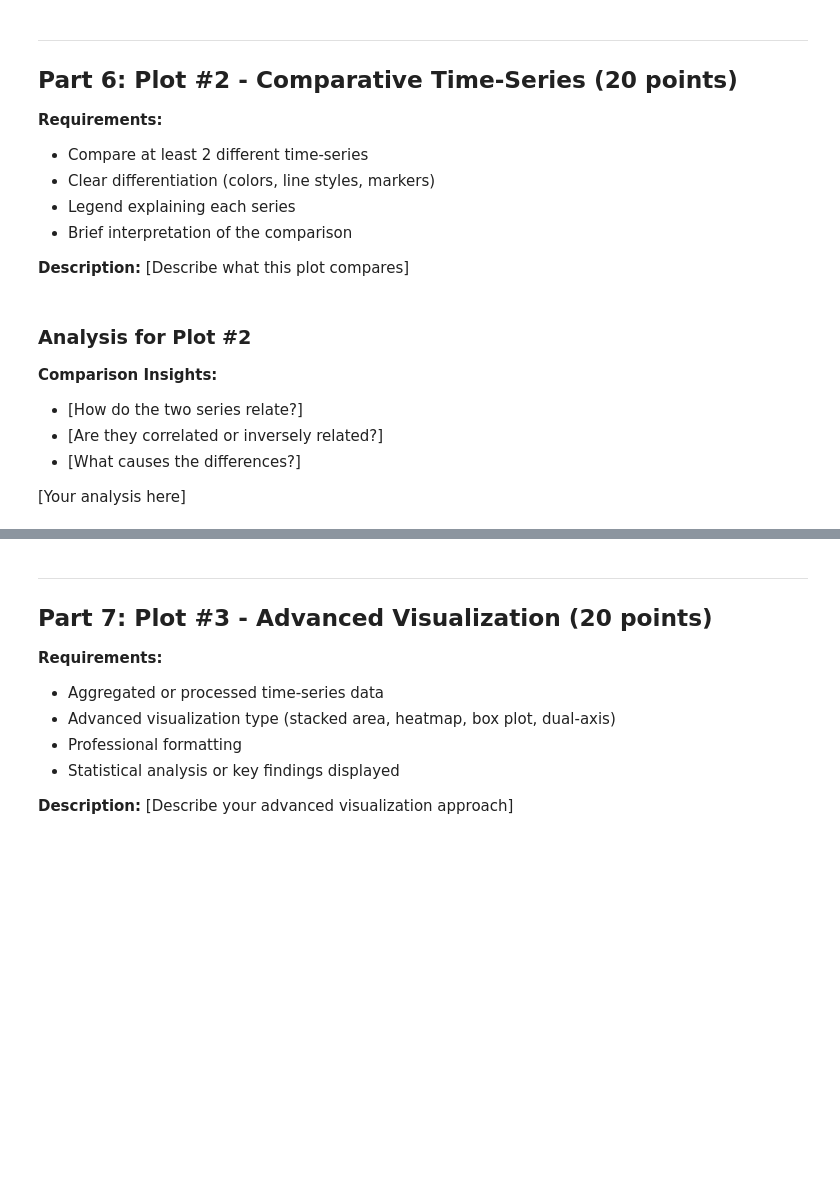
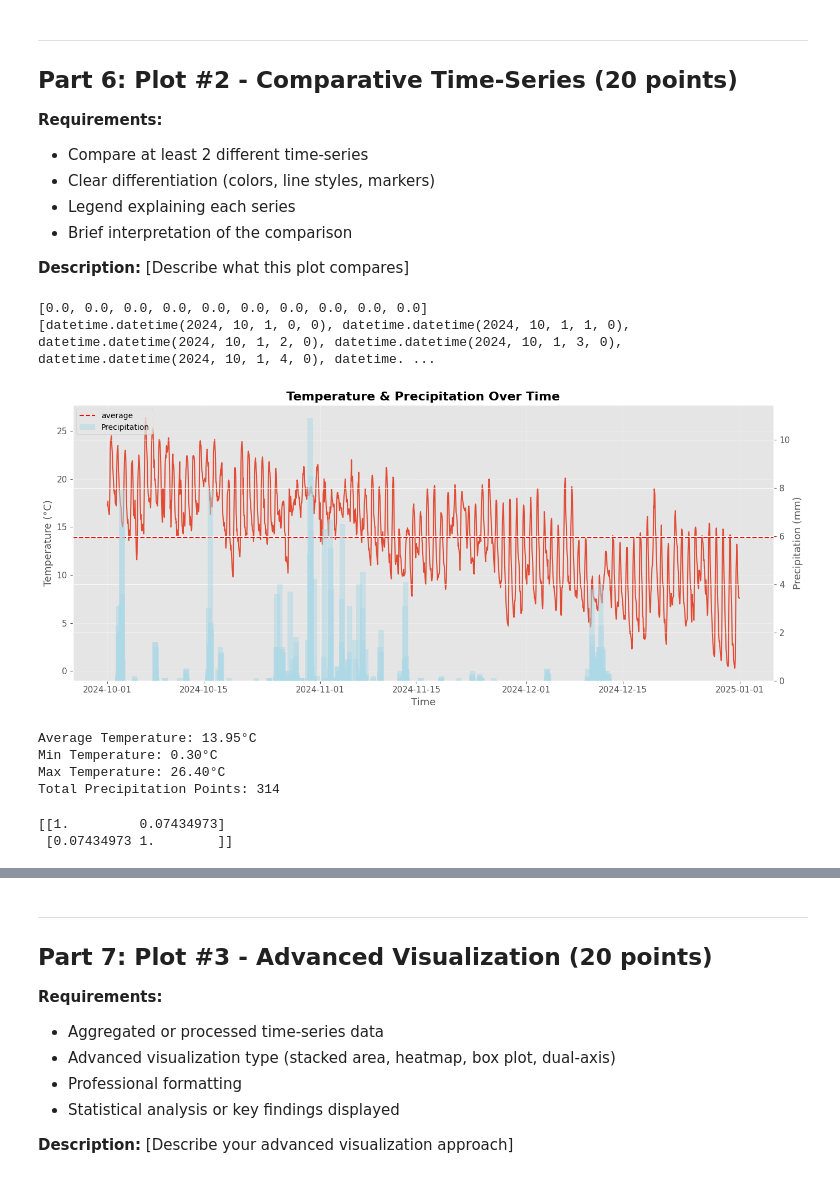
Before and after one commit to 747Chen/Arduino-kit-2, a Jupyter notebook: assignment_prl.ipynb, the cells around one changed output, grey strips where cells are left out. Drawn from its saved outputs; the diff is of its cells as text; code cells hidden in the pictures; blank space fills up the shorter version.

```diff
--- a/assignment_prl.ipynb
+++ b/assignment_prl.ipynb
@@ -318,6 +320,12 @@ plt.show()
 
 **Description:** [Describe what this plot compares]
 # %%
-# TODO: Fetch/prepare second dataset if needed
+# done: Fetch/prepare second dataset if needed
 # data2 = fetch_data(...)
 # values2, times2 = extract_timeseries(...)
+values1, times = extract_timeseries(raw_json, 'precipitation')
+print(values1[:10])
+print(times[:10])
+# %% [output]
+[0.0, 0.0, 0.0, 0.0, 0.0, 0.0, 0.0, 0.0, 0.0, 0.0]
+[datetime.datetime(2024, 10, 1, 0, 0), datetime.datetime(2024, 10, 1, 1, 0), datetime.datetime(2024, 10, 1, 2, 0), datetime.datetime(2024, 10, 1, 3, 0), datetime.datetime(2024, 10, 1, 4, 0), datetime. ...
@@ -346,9 +332,49 @@ plt.show()
-# %% [markdown]
-### Analysis for Plot #2
-
-**Comparison Insights:**
-- [How do the two series relate?]
-- [Are they correlated or inversely related?]
-- [What causes the differences?]
-
-[Your analysis here]
+# %%
+# done: Create your comparison plot
+
+fig, ax = plt.subplots(figsize=(14, 6))
+
+# Plot your data
+ax.plot(times, values)
+
+# Add average line
+avg = sum(values) / len(values)
+ax.axhline(y=avg, color='red', linestyle='--', label='average')
+
+# Add humidity
+ax2 = ax.twinx()
+ax2.bar(times, values1, alpha=0.5, color='lightblue', label='Precipitation')
+
+# Formatting
+ax.set_title('Temperature & Precipitation Over Time', fontsize=16, fontweight='bold')
+ax.set_xlabel('Time', fontsize=13)
+ax.set_ylabel('Temperature (°C)', fontsize=13)
+ax2.set_ylabel('Precipitation (mm)', fontsize=13)
+lines1, labels1 = ax.get_legend_handles_labels()
+lines2, labels2 = ax2.get_legend_handles_labels()
+ax.legend(lines1 + lines2, labels1 + labels2, loc='upper left')
+
+ax.grid(True, alpha=0.3)
+
+plt.xticks(rotation=45, ha='right')
+plt.tight_layout()
+plt.show()
+
+# Print statistics
+print(f"Average Temperature: {avg:.2f}°C")
+print(f"Min Temperature: {min(values):.2f}°C")
+print(f"Max Temperature: {max(values):.2f}°C")
+print(f"Total Precipitation Points: {len([p for p in values1 if p > 0])}")
+# %% [output]
+[figure, added]
+Average Temperature: 13.95°C
+Min Temperature: 0.30°C
+Max Temperature: 26.40°C
+Total Precipitation Points: 314
+# %%
+# correlated matrix of values and values1
+corr = np.corrcoef(values, values1)
+print(corr)
+# %% [output]
+[[1.         0.07434973]
+ [0.07434973 1.        ]]
```
Also changed, not shown: parts of 19 cells of this notebook.
